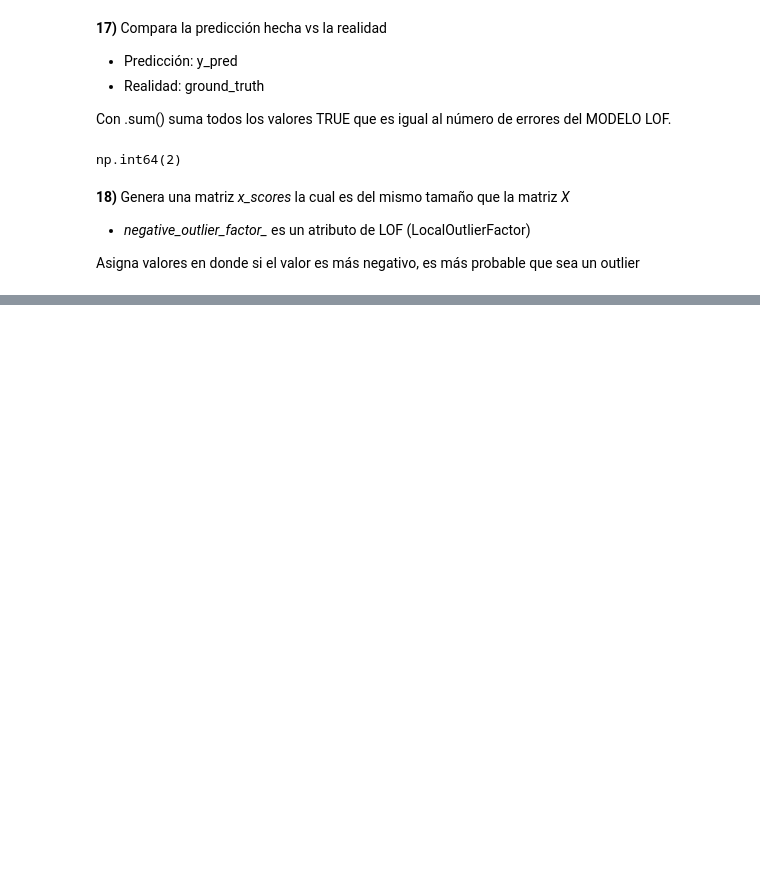
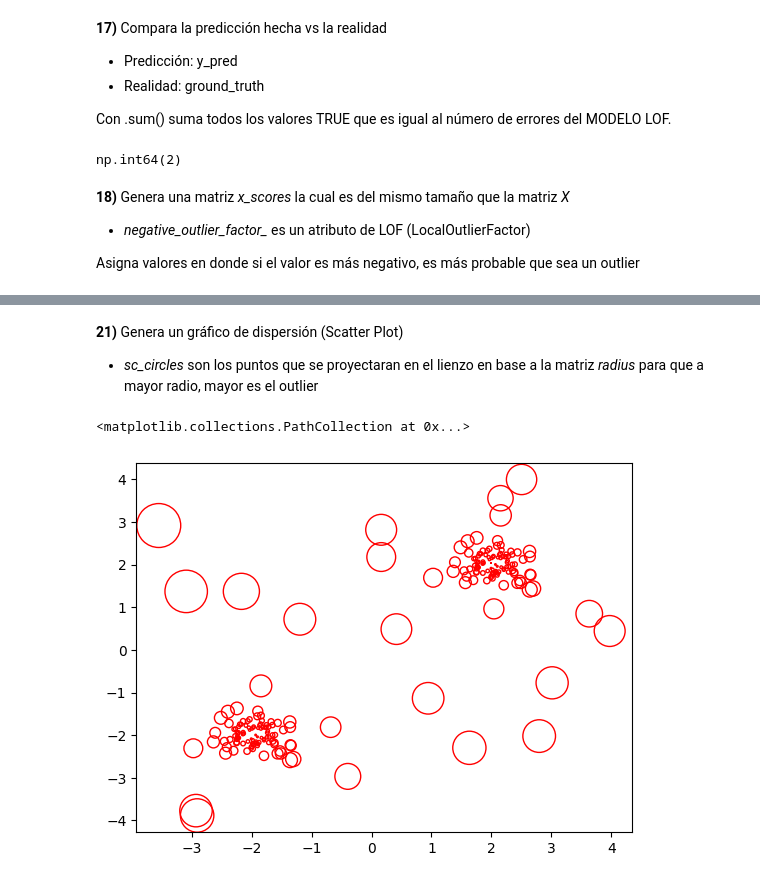
Before and after one commit to CristhianPozo1996/evaluacion-formativa-2, a Jupyter notebook: outliers.ipynb, the cells around one changed output, grey strips where cells are left out. Saved outputs shown, nothing was run; the diff lists cells and outputs as text; code cells hidden in the pictures; blank space fills up the shorter version.

```diff
--- a/outliers.ipynb
+++ b/outliers.ipynb
@@ -333,0 +369,5 @@ X_scores
+# %%
+#20
+radius = (X_scores.max() - X_scores) / (X_scores.max() - X_scores.min())
+
+radius
@@ -333,0 +392,12 @@ X_scores
+# %% [markdown]
+**21)** Genera un gráfico de dispersión (Scatter Plot)
+
+- *sc_circles* son los puntos que se proyectaran en el lienzo en base a la matriz *radius* para que a mayor radio, mayor es el outlier
+# %%
+#21
+sc_circles = plt.scatter(X[:, 0], X[:, 1], s=1000 * radius, edgecolors='r',
+            facecolors='none', label='Outlier scores')
+sc_circles
+# %% [output]
+<matplotlib.collections.PathCollection at 0x...>
+[figure, added]
```
Also changed, not shown: parts of 7 cells of this notebook.
